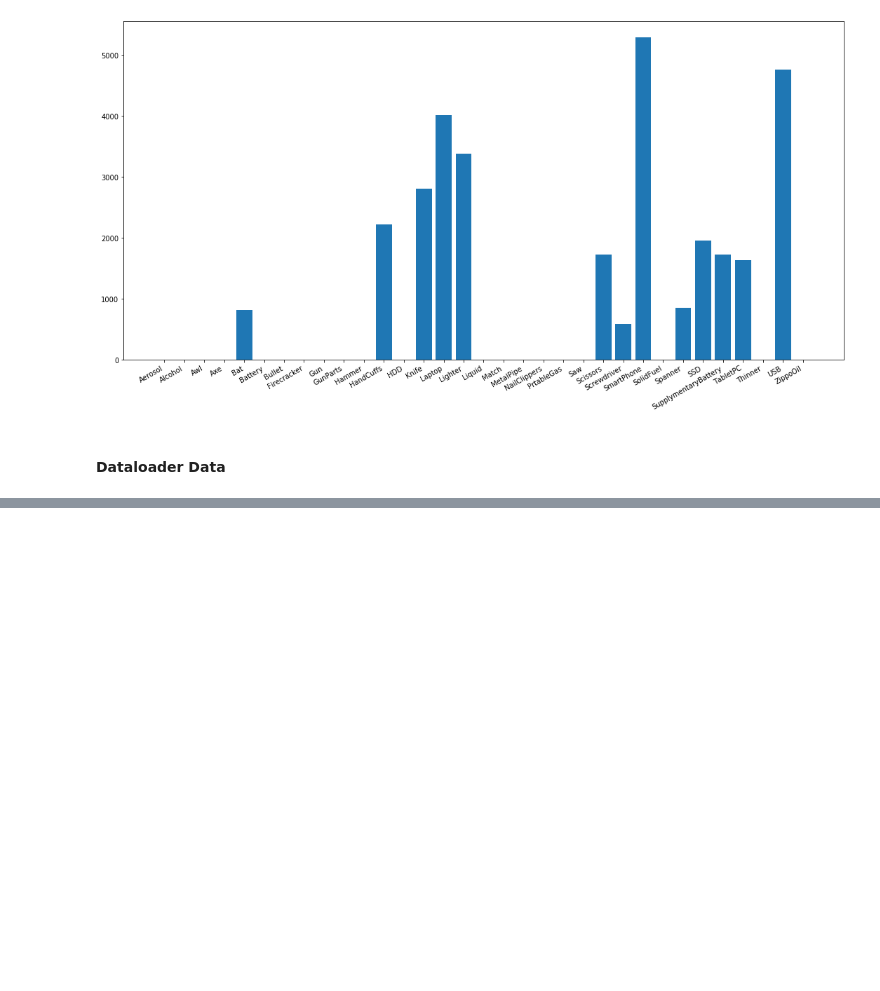
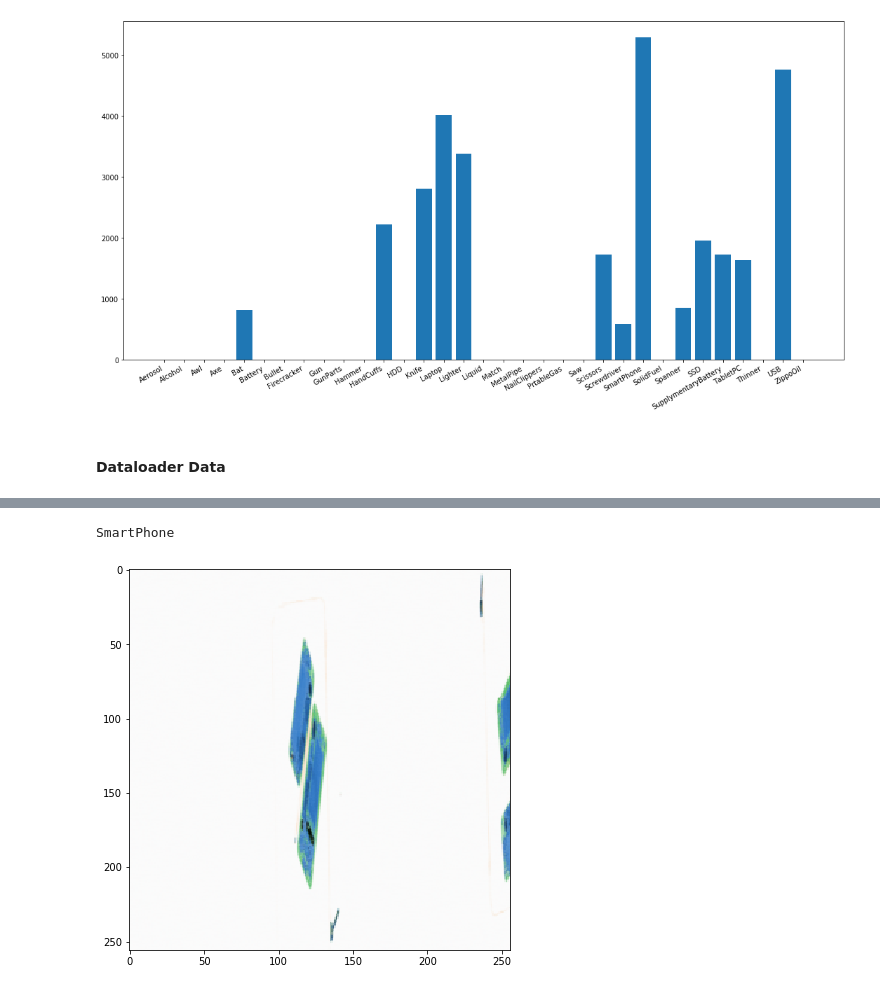
Before and after one commit to ByeongGil-Jung/AI_Lab-Dataloader-for-X-Ray-Images-of-Dangerous-Goods, a Jupyter notebook: danger_dataloader.ipynb, the cells around one changed output, grey strips where cells are left out. Cells and saved outputs as stored; diff of their text form; code cells hidden in the pictures; blank space fills up the shorter version.

```diff
--- a/danger_dataloader.ipynb
+++ b/danger_dataloader.ipynb
@@ -311,0 +390,10 @@ plt.show()
+# %%
+idx = 2
+
+print(label_list[idx])
+plt.figure(figsize=(15, 7))
+plt.imshow(img_list[idx])
+plt.show()
+# %% [output]
+SmartPhone
+[figure, added]
```
Also changed, not shown: parts of 26 cells of this notebook.
